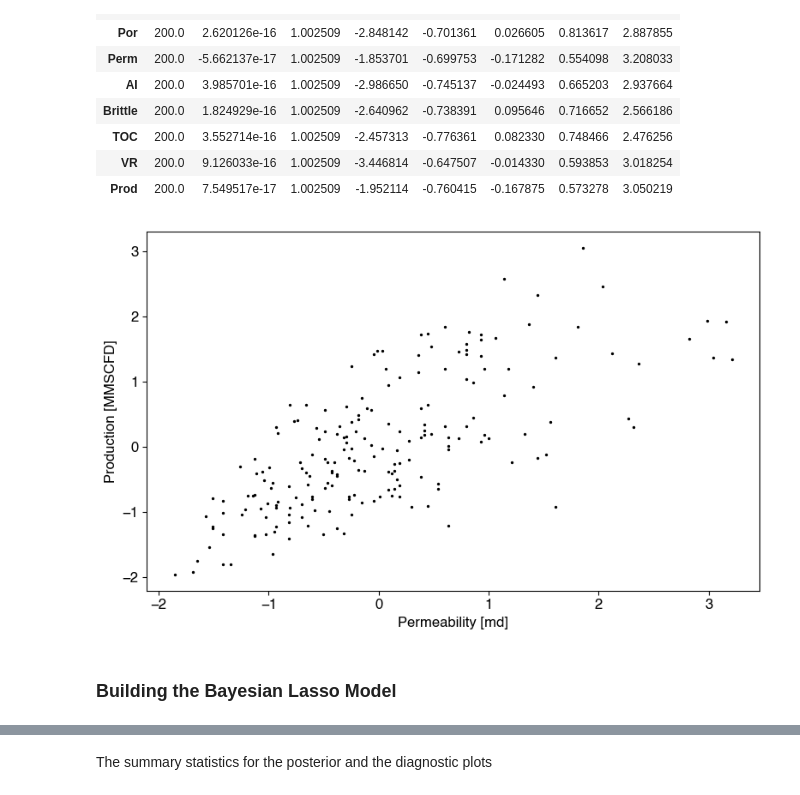
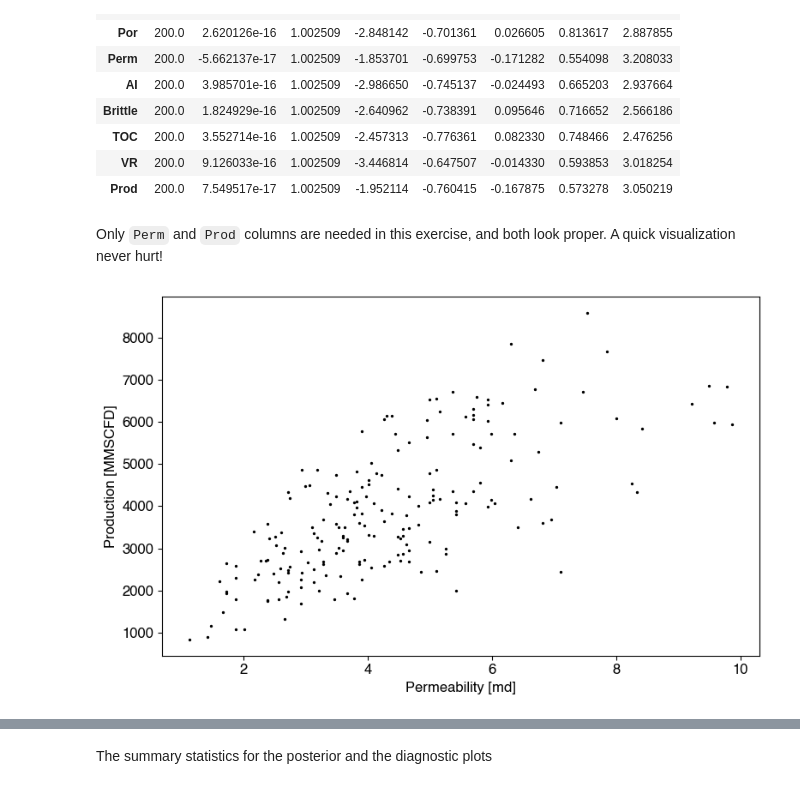
Before and after one commit to fraclad/BayesianLassoExpository, a Jupyter notebook: Bayesian Lasso Regression.ipynb, the cells around one changed output, grey strips where cells are left out. Saved outputs shown, nothing was run; the diff lists cells and outputs as text; code cells hidden in the pictures.

```diff
--- a/Bayesian Lasso Regression.ipynb
+++ b/Bayesian Lasso Regression.ipynb
@@ -56,17 +104,17 @@ dataSt.describe().transpose()
 | TOC | 200.0 | 3.552714e-16 | 1.002509 | -2.457313 | -0.776361 | 0.082330 | 0.748466 | 2.476256 |
 | VR | 200.0 | 9.126033e-16 | 1.002509 | -3.446814 | -0.647507 | -0.014330 | 0.593853 | 3.018254 |
 | Prod | 200.0 | 7.549517e-17 | 1.002509 | -1.952114 | -0.760415 | -0.167875 | 0.573278 | 3.050219 |
+# %% [markdown]
+Only `Perm` and `Prod` columns are needed in this exercise, and both look proper. A quick visualization never hurt!
 # %%
-x = dataSt["Perm"]
-y = dataSt["Prod"]
+x = data["Perm"]
+y = data["Prod"]
 
 plt.figure(figsize = (8,5))
 plt.scatter(x, y, color = "black", s = 2)
 plt.xlabel("Permeability [md]")
 plt.ylabel("Production [MMSCFD]")
 plt.tight_layout()
 plt.show()
 # %% [output]
-[figure, old version]
+[figure, new version]
-# %% [markdown]
-### Building the Bayesian Lasso Model
```
Also changed, not shown: parts of 33 cells of this notebook, 3 other files.
